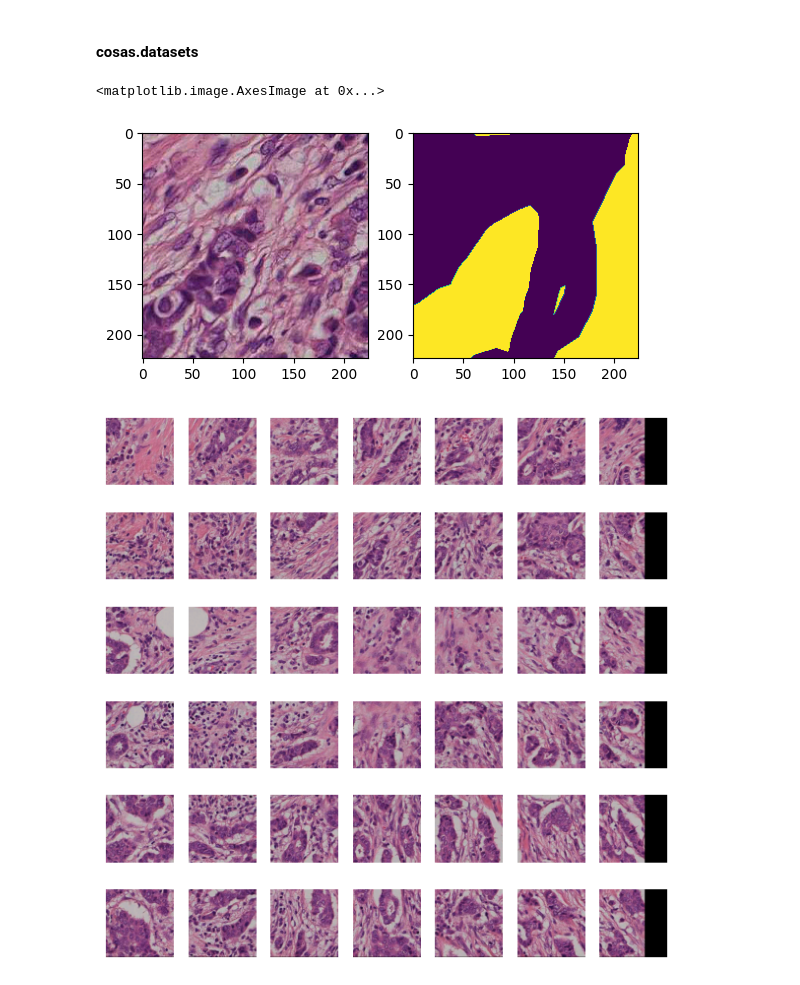
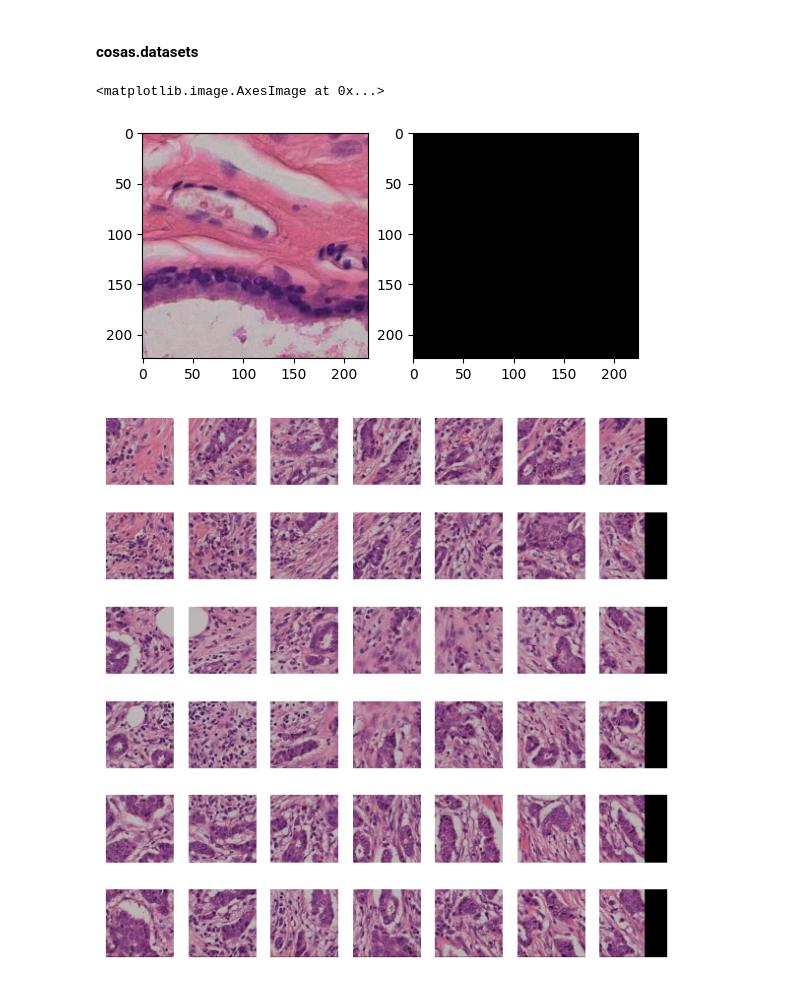
Before and after one commit to 4pygmalion/cosas, a Jupyter notebook: debug.ipynb, the cells around one changed output. Cells and saved outputs as stored; diff of their text form; code cells hidden in the pictures.

```diff
--- a/debug.ipynb
+++ b/debug.ipynb
@@ -42,15 +41,15 @@ model = smp.FPN(
 # %%
-from cosas.datasets import Patchdataset
+import random
 from matplotlib import pyplot as plt
-patchdataset = Patchdataset(train_images, train_masks)
-x, y = patchdataset[10]
+idx = random.sample(range(len(patchdataset)), 1)[0]
+x, y = patchdataset[idx]
 
 fig, axes = plt.subplots(1, 2)
 axes[0].imshow(x)
-axes[1].imshow(y)
+axes[1].imshow(y, cmap="gray", vmin=0, vmax=1)
 # %% [output]
 <matplotlib.image.AxesImage at 0x...>
-[figure, old version]
+[figure, new version]
 # %%
 import albumentations as A
 
```
Also changed, not shown: parts of 6 cells of this notebook, 1 other file.
